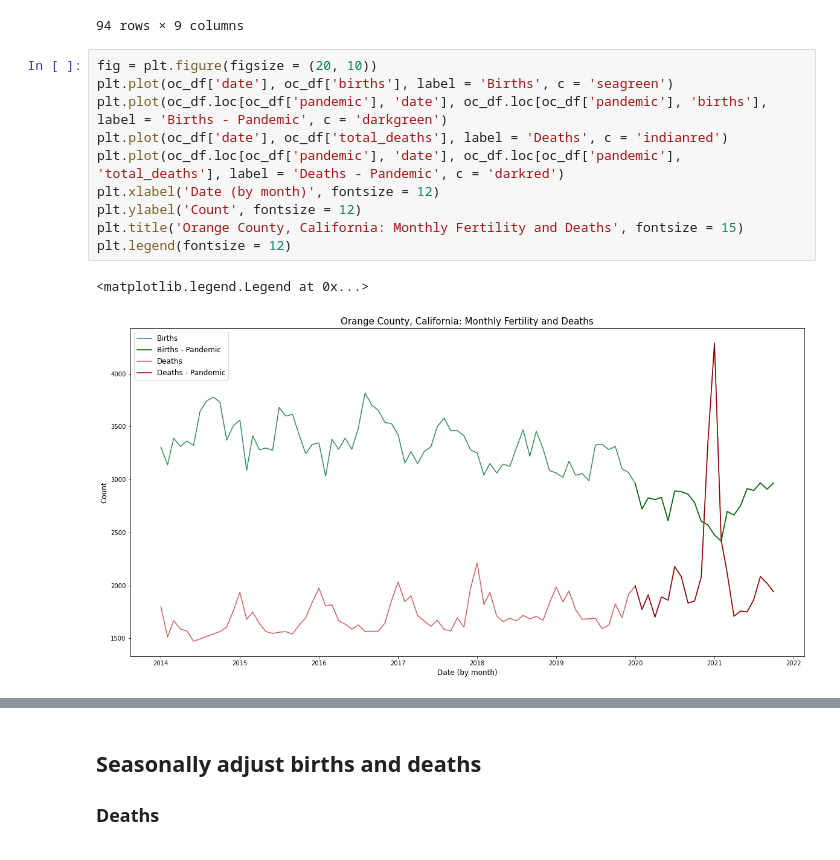
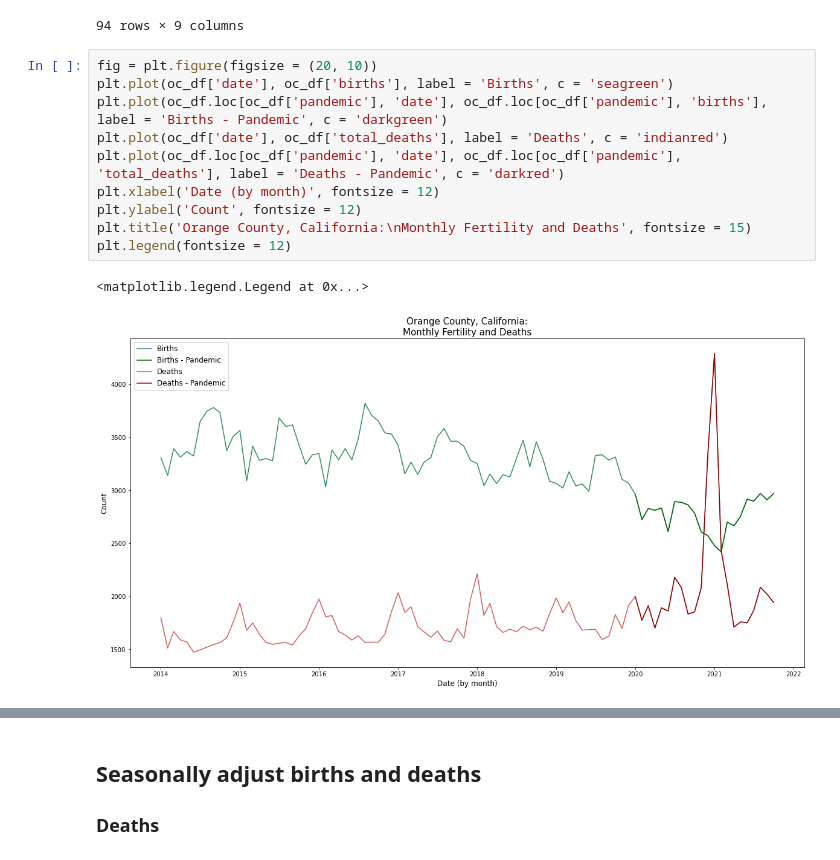
Before and after one commit to anushnap/data512-project, a Jupyter notebook: src/mortality_fertility_analysis.ipynb, the cells around one changed output, grey strips where cells are left out. Saved outputs shown, nothing was run; the diff lists cells and outputs as text.

```diff
--- a/src/mortality_fertility_analysis.ipynb
+++ b/src/mortality_fertility_analysis.ipynb
@@ -218,16 +218,16 @@ oc_df
 # %%
 fig = plt.figure(figsize = (20, 10))
 plt.plot(oc_df['date'], oc_df['births'], label = 'Births', c = 'seagreen')
 plt.plot(oc_df.loc[oc_df['pandemic'], 'date'], oc_df.loc[oc_df['pandemic'], 'births'], label = 'Births - Pandemic', c = 'darkgreen')
 plt.plot(oc_df['date'], oc_df['total_deaths'], label = 'Deaths', c = 'indianred')
 plt.plot(oc_df.loc[oc_df['pandemic'], 'date'], oc_df.loc[oc_df['pandemic'], 'total_deaths'], label = 'Deaths - Pandemic', c = 'darkred')
 plt.xlabel('Date (by month)', fontsize = 12)
 plt.ylabel('Count', fontsize = 12)
-plt.title('Orange County, California: Monthly Fertility and Deaths', fontsize = 15)
+plt.title('Orange County, California:\nMonthly Fertility and Deaths', fontsize = 15)
 plt.legend(fontsize = 12)
 # %% [output]
 <matplotlib.legend.Legend at 0x...>
-[figure, old version]
+[figure, new version]
 # %%
 fig = plt.figure(figsize = (20, 10))
 plt.plot(oc_df['date'], oc_df['births'], label = 'Births', c = 'seagreen')
```
Also changed, not shown: parts of 3 cells of this notebook.
